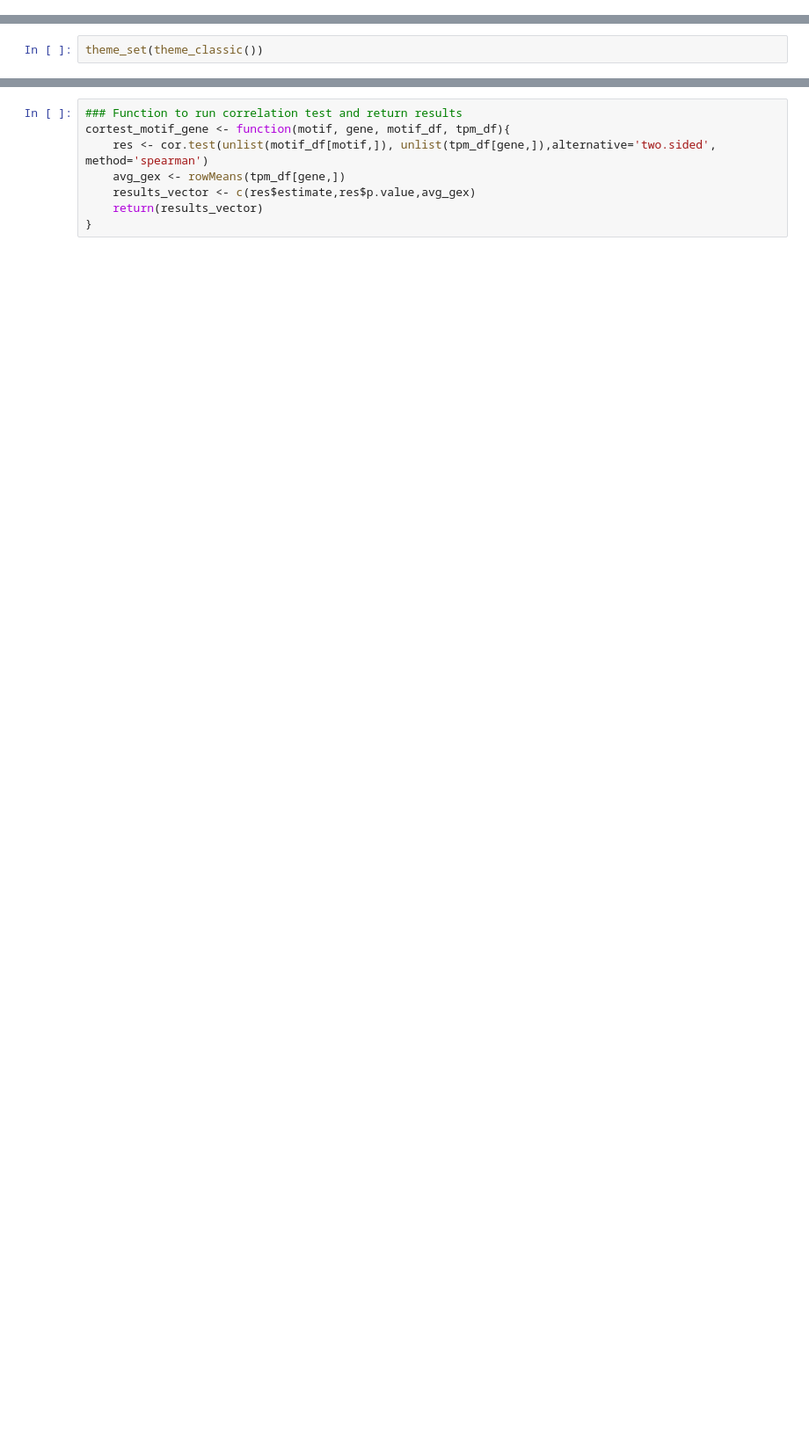
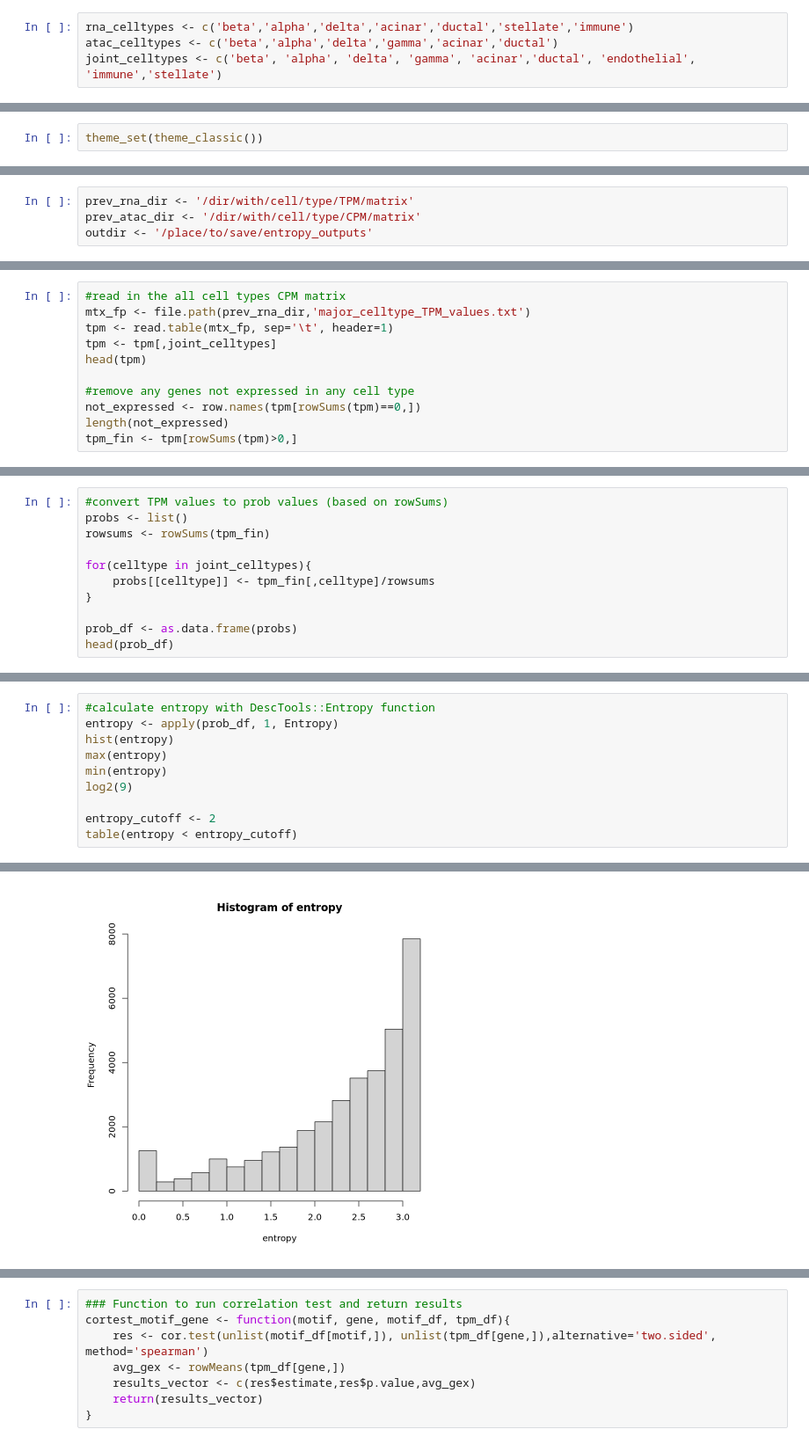
Before and after one commit to Gaulton-Lab/non-diabetic-islet-multiomics, a Jupyter notebook: code/1a_Process_and_merge_10x_multiome/5_find_cell_type_specific_comps.ipynb, the cells around one changed output, grey strips where cells are left out. Shown at 88% size. Drawn from its saved outputs; the diff is of its cells as text; blank space fills up the shorter version.

Commit message:
Add entropy code and reference

```diff
--- a/code/1a_Process_and_merge_10x_multiome/5_find_cell_type_specific_comps.ipynb
+++ b/code/1a_Process_and_merge_10x_multiome/5_find_cell_type_specific_comps.ipynb
@@ -33,0 +32,4 @@ names(traits2) <- traits
+# %%
+rna_celltypes <- c('beta','alpha','delta','acinar','ductal','stellate','immune')
+atac_celltypes <- c('beta','alpha','delta','gamma','acinar','ductal')
+joint_celltypes <- c('beta', 'alpha', 'delta', 'gamma', 'acinar','ductal', 'endothelial', 'immune','stellate')
@@ -53,0 +52,4 @@ theme_set(theme_classic())
+# %%
+prev_rna_dir <- '/dir/with/cell/type/TPM/matrix'
+prev_atac_dir <- '/dir/with/cell/type/CPM/matrix'
+outdir <- '/place/to/save/entropy_outputs'
@@ -78,0 +67,11 @@ A data.frame: 6 × 4
+# %%
+#read in the all cell types CPM matrix
+mtx_fp <- file.path(prev_rna_dir,'major_celltype_TPM_values.txt')
+tpm <- read.table(mtx_fp, sep='\t', header=1)
+tpm <- tpm[,joint_celltypes]
+head(tpm)
+
+#remove any genes not expressed in any cell type
+not_expressed <- row.names(tpm[rowSums(tpm)==0,])
+length(not_expressed)
+tpm_fin <- tpm[rowSums(tpm)>0,]
@@ -78,0 +89,11 @@ A data.frame: 6 × 4
+# %%
+#convert TPM values to prob values (based on rowSums)
+probs <- list()
+rowsums <- rowSums(tpm_fin)
+
+for(celltype in joint_celltypes){
+    probs[[celltype]] <- tpm_fin[,celltype]/rowsums
+}
+
+prob_df <- as.data.frame(probs)
+head(prob_df)
@@ -78,0 +110,11 @@ A data.frame: 6 × 4
+# %%
+#calculate entropy with DescTools::Entropy function
+entropy <- apply(prob_df, 1, Entropy)
+hist(entropy)
+max(entropy)
+min(entropy)
+log2(9)
+
+entropy_cutoff <- 2
+table(entropy < entropy_cutoff)
+# %% [output]
@@ -78,0 +126 @@ A data.frame: 6 × 4
+[figure, added]
```
Also changed, not shown: parts of 43 cells of this notebook, 1 other file.
